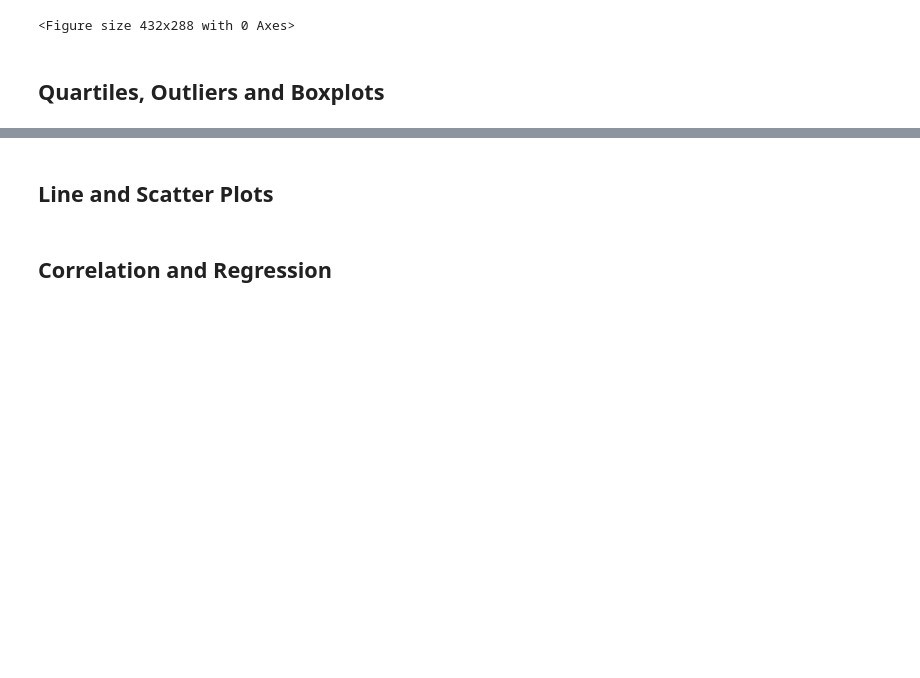
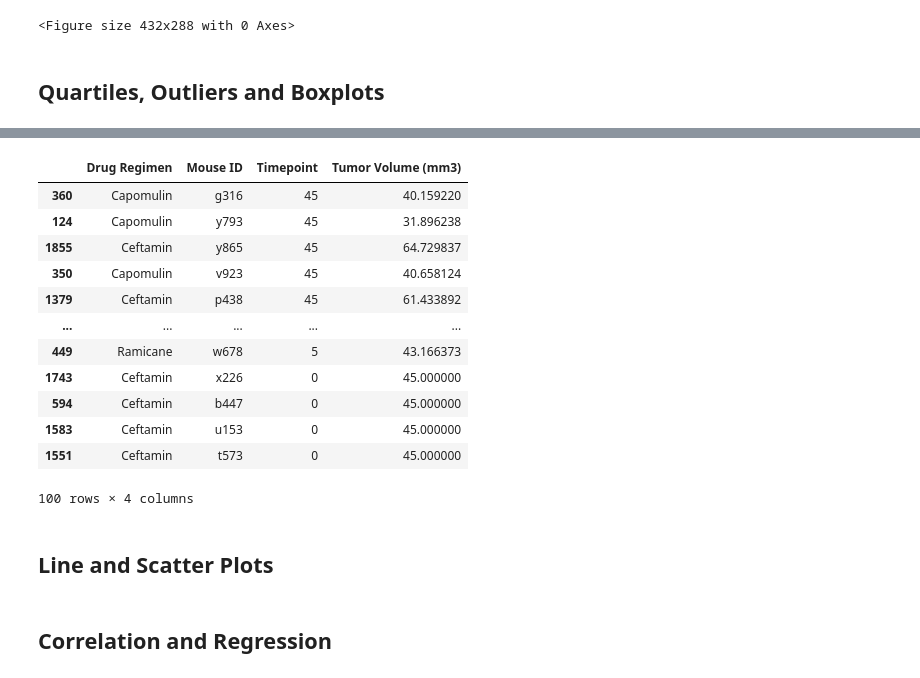
Before and after one commit to hmandich/matplotlib-challenge, a Jupyter notebook: pymaceuticals_starter.ipynb, the cells around one changed output, grey strips where cells are left out. Drawn from its saved outputs; the diff is of its cells as text; code cells hidden in the pictures; blank space fills up the shorter version.

Commit message:
Final tumor volume for 4 regimens

```diff
--- a/pymaceuticals_starter.ipynb
+++ b/pymaceuticals_starter.ipynb
@@ -205,2 +213,28 @@ plt.savefig('pie_two')
+# %%
+# Calculate the final tumor volume of each mouse across four of the treatment regimens:
+# Capomulin, Ramicane, Infubinol, and Ceftamin
+#get the columns needs to find final tumor volume so we can later merge with orginal df and not have duplicate coloumns
+tumor_vol_df =clean_mouse_df [["Drug Regimen", "Mouse ID", "Timepoint", "Tumor Volume (mm3)"]]
+
+# Start by getting the last (greatest) timepoint for each mouse
+final_tumor_df = tumor_vol_df.sort_values(by="Timepoint",ascending=False).drop_duplicates(subset=["Mouse ID"], keep="first")
+
+#keep only Capomulin, Ramicane, Infubinol, and Ceftamin
+top_four = final_tumor_df[final_tumor_df["Drug Regimen"].isin(["Capomulin", "Ramicane", "Infubinol", "Ceftamin"])]
+top_four
+# %% [output]
+|  | Drug Regimen | Mouse ID | Timepoint | Tumor Volume (mm3) |
+| 360 | Capomulin | g316 | 45 | 40.159220 |
+| 124 | Capomulin | y793 | 45 | 31.896238 |
+| 1855 | Ceftamin | y865 | 45 | 64.729837 |
+| 350 | Capomulin | v923 | 45 | 40.658124 |
+| 1379 | Ceftamin | p438 | 45 | 61.433892 |
+| ... | ... | ... | ... | ... |
+| 449 | Ramicane | w678 | 5 | 43.166373 |
+| 1743 | Ceftamin | x226 | 0 | 45.000000 |
+| 594 | Ceftamin | b447 | 0 | 45.000000 |
+| 1583 | Ceftamin | u153 | 0 | 45.000000 |
+| 1551 | Ceftamin | t573 | 0 | 45.000000 |
+100 rows × 4 columns
 # %%
 # Put treatments into a list for for loop (and later for plot labels)
```
Also changed, not shown: parts of 5 cells of this notebook, 1 other file.
